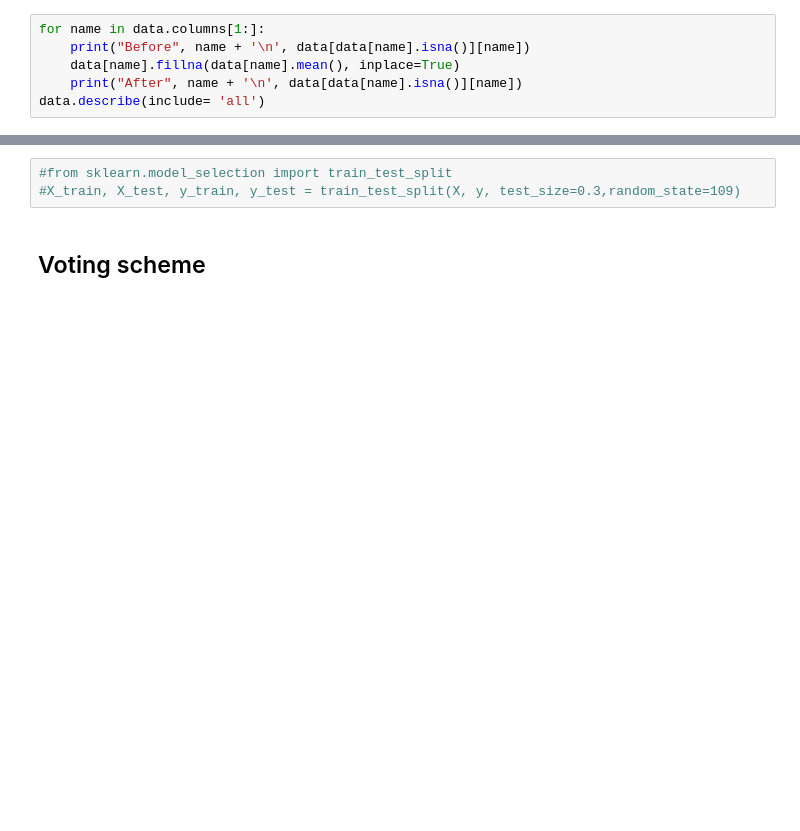
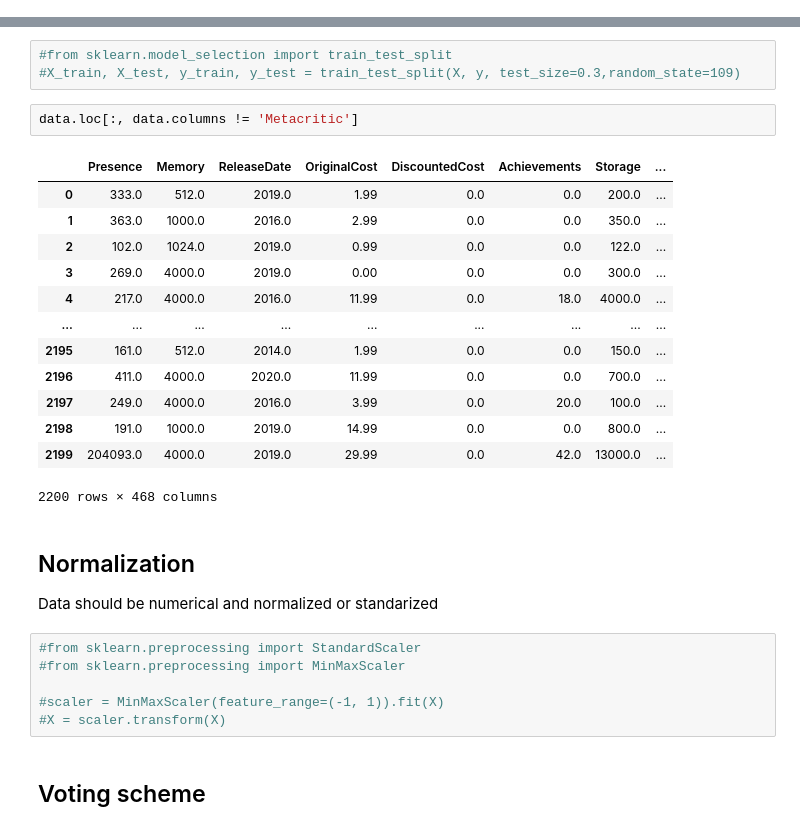
Before and after one commit to Asocsar/MD, a Jupyter notebook: Second_Part/Meta-methods.ipynb, the cells around one changed output, grey strips where cells are left out. Drawn from its saved outputs; the diff is of its cells as text; blank space fills up the shorter version.

```diff
--- a/Second_Part/Meta-methods.ipynb
+++ b/Second_Part/Meta-methods.ipynb
@@ -15,9 +15,3 @@ warnings.filterwarnings("ignore", category=DeprecationWarning)
 warnings.filterwarnings("ignore", category=UserWarning)
 # %%
 data = pd.read_csv('games_clean.csv')
-# %%
-for name in data.columns[1:]:
-    print("Before", name + '\n', data[data[name].isna()][name])
-    data[name].fillna(data[name].mean(), inplace=True)
-    print("After", name + '\n', data[data[name].isna()][name])
-data.describe(include= 'all')
@@ -59,6 +22,31 @@ X = data.loc[:, data.columns != 'Metacritic']
 # %%
 #from sklearn.model_selection import train_test_split
 #X_train, X_test, y_train, y_test = train_test_split(X, y, test_size=0.3,random_state=109)
+# %%
+data.loc[:, data.columns != 'Metacritic']
+# %% [output]
+|  | Presence | Memory | ReleaseDate | OriginalCost | DiscountedCost | Achievements | Storage | ... |
+| 0 | 333.0 | 512.0 | 2019.0 | 1.99 | 0.0 | 0.0 | 200.0 | ... |
+| 1 | 363.0 | 1000.0 | 2016.0 | 2.99 | 0.0 | 0.0 | 350.0 | ... |
+| 2 | 102.0 | 1024.0 | 2019.0 | 0.99 | 0.0 | 0.0 | 122.0 | ... |
+| 3 | 269.0 | 4000.0 | 2019.0 | 0.00 | 0.0 | 0.0 | 300.0 | ... |
+| 4 | 217.0 | 4000.0 | 2016.0 | 11.99 | 0.0 | 18.0 | 4000.0 | ... |
+| ... | ... | ... | ... | ... | ... | ... | ... | ... |
+| 2195 | 161.0 | 512.0 | 2014.0 | 1.99 | 0.0 | 0.0 | 150.0 | ... |
+| 2196 | 411.0 | 4000.0 | 2020.0 | 11.99 | 0.0 | 0.0 | 700.0 | ... |
+| 2197 | 249.0 | 4000.0 | 2016.0 | 3.99 | 0.0 | 20.0 | 100.0 | ... |
+| 2198 | 191.0 | 1000.0 | 2019.0 | 14.99 | 0.0 | 0.0 | 800.0 | ... |
+| 2199 | 204093.0 | 4000.0 | 2019.0 | 29.99 | 0.0 | 42.0 | 13000.0 | ... |
+2200 rows × 468 columns
+# %% [markdown]
+## Normalization
+Data should be numerical and normalized or standarized
+# %%
+#from sklearn.preprocessing import StandardScaler
+#from sklearn.preprocessing import MinMaxScaler
+
+#scaler = MinMaxScaler(feature_range=(-1, 1)).fit(X)
+#X = scaler.transform(X)
 # %% [markdown]
 ## Voting scheme
 # %%
```
Also changed, not shown: parts of 15 cells of this notebook, 4 other files.
